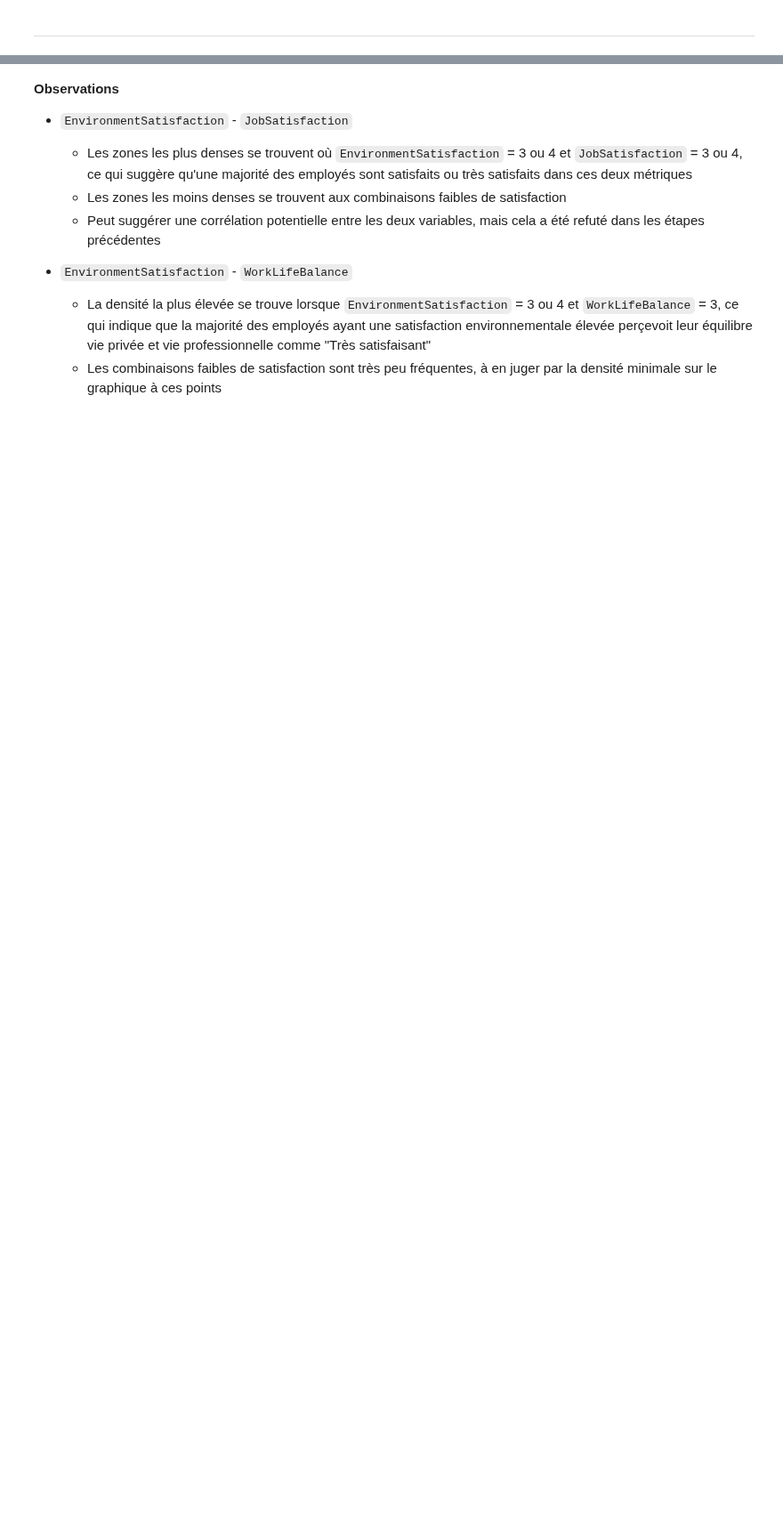
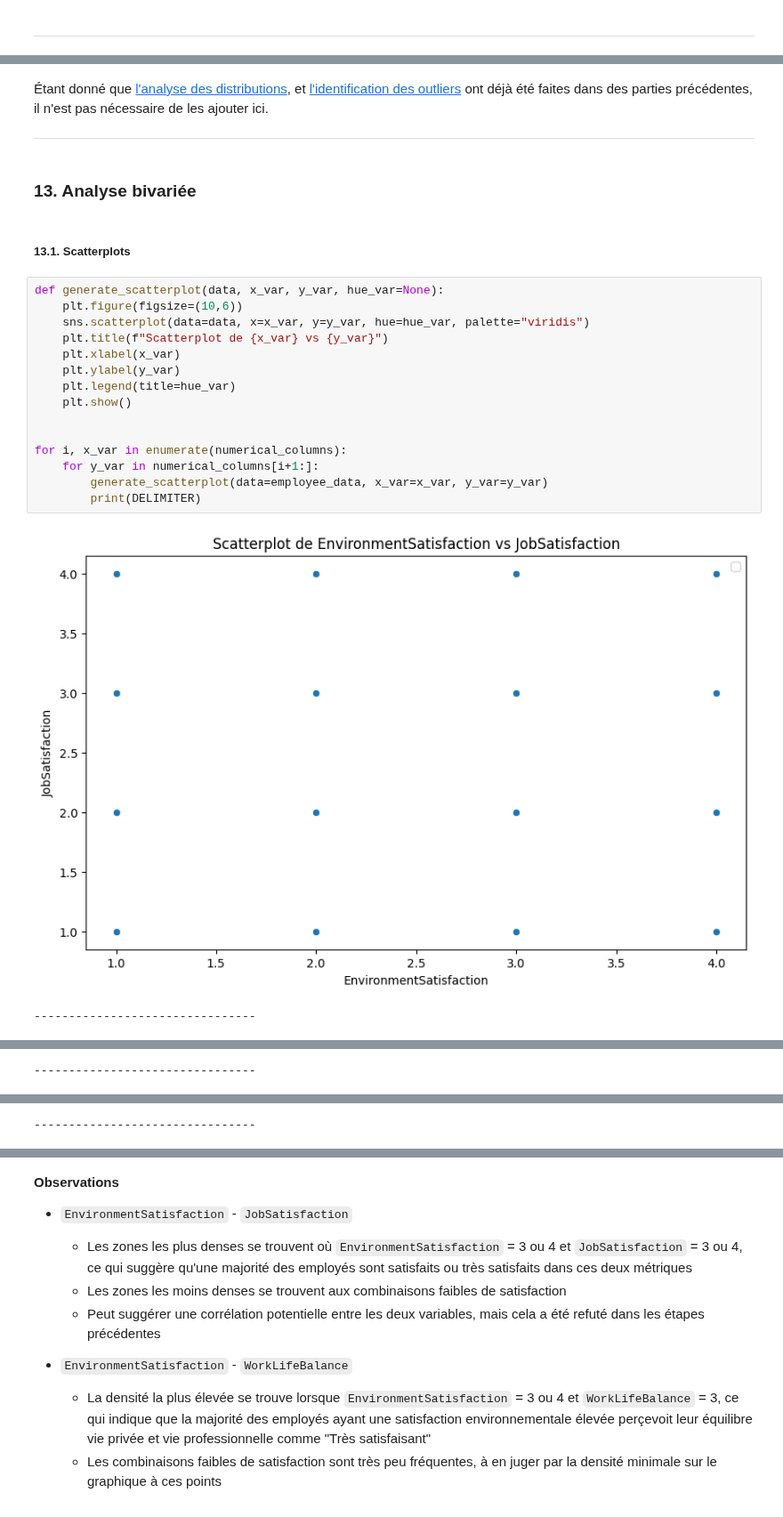
Before and after one commit to warren-gaure/projet-ia, a Jupyter notebook: notebooks/eda_employees.ipynb, the cells around one changed output, grey strips where cells are left out. Shown at 89% size. Drawn from its saved outputs; the diff is of its cells as text; blank space fills up the shorter version.

```diff
--- a/notebooks/eda_employees.ipynb
+++ b/notebooks/eda_employees.ipynb
@@ -325,0 +347,26 @@ plt.show()
+# %% [markdown]
+Étant donné que [l'analyse des distributions](eda_general.ipynb#distributions), et [l'identification des outliers](eda_general.ipynb#outliers) ont déjà été faites dans des parties précédentes, il n'est pas nécessaire de les ajouter ici.
+
+---
+# %% [markdown]
+### 13. <a id='bivariee'>Analyse bivariée</a>
+# %% [markdown]
+##### 13.1. Scatterplots
+# %%
+def generate_scatterplot(data, x_var, y_var, hue_var=None):
+    plt.figure(figsize=(10,6))
+    sns.scatterplot(data=data, x=x_var, y=y_var, hue=hue_var, palette="viridis")
+    plt.title(f"Scatterplot de {x_var} vs {y_var}")
+    plt.xlabel(x_var)
+    plt.ylabel(y_var)
+    plt.legend(title=hue_var)
+    plt.show()
+
+
+for i, x_var in enumerate(numerical_columns):
+    for y_var in numerical_columns[i+1:]:
+        generate_scatterplot(data=employee_data, x_var=x_var, y_var=y_var)
+        print(DELIMITER)
+# %% [output]
+[figure, added]
+--------------------------------
@@ -325,0 +374 @@ plt.show()
+--------------------------------
@@ -325,0 +376 @@ plt.show()
+--------------------------------
```
Also changed, not shown: parts of 92 cells of this notebook, 1 other file.
